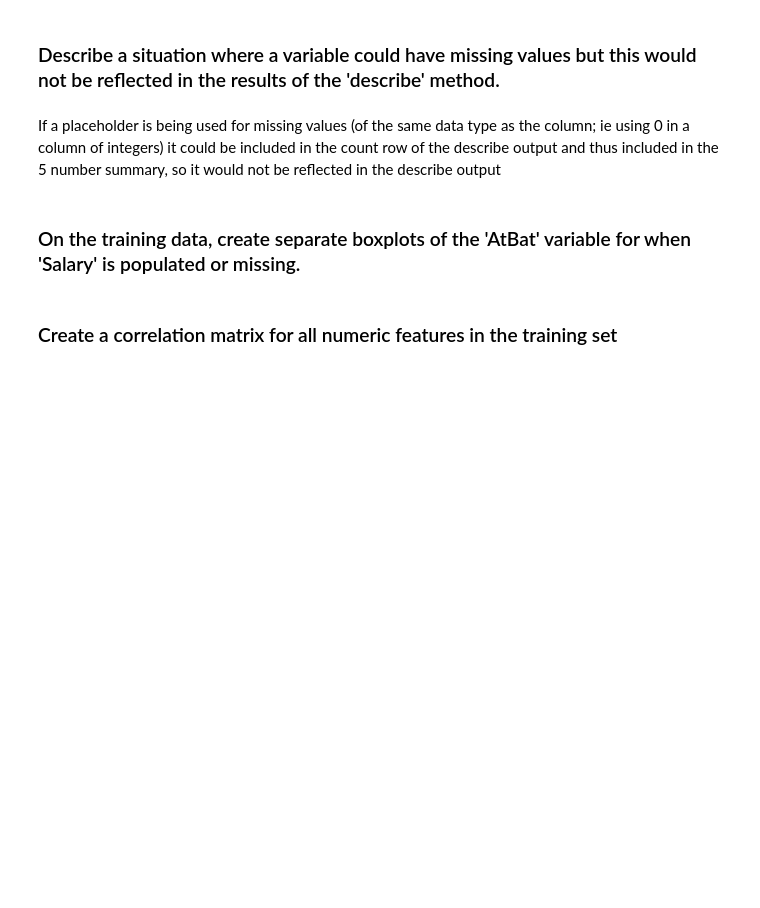
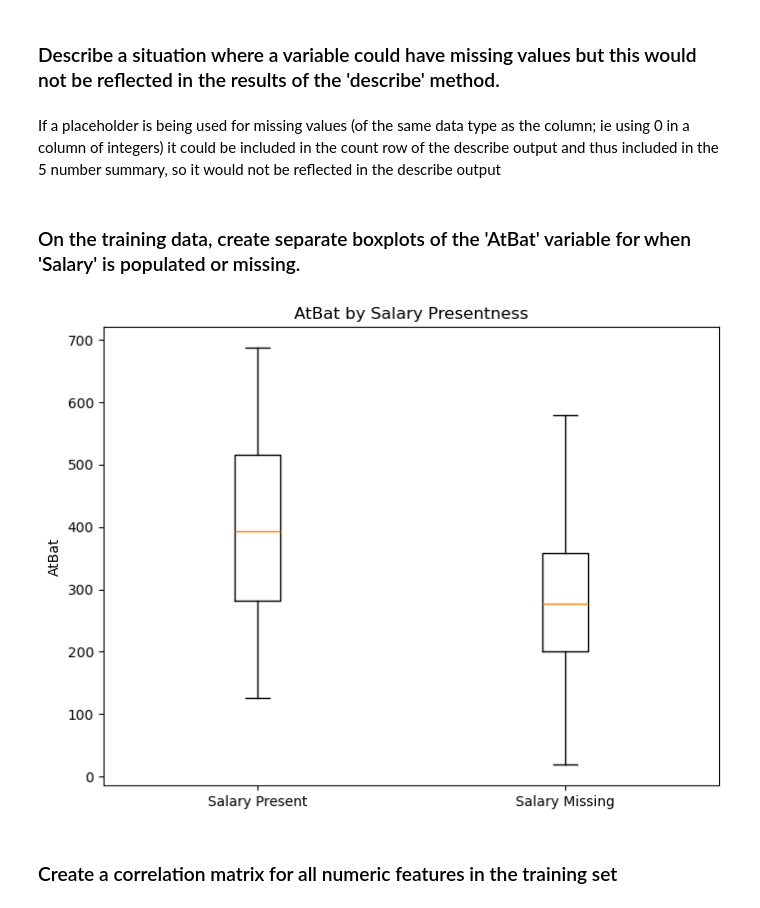
Before and after one commit to emileeharadon-gif/code_2600, a Jupyter notebook: mod03_eda.ipynb, the cells around one changed output. Drawn from its saved outputs; the diff is of its cells as text; code cells hidden in the pictures; blank space fills up the shorter version.

Commit message:
answered up to making pie chart

```diff
--- a/mod03_eda.ipynb
+++ b/mod03_eda.ipynb
@@ -126,6 +126,22 @@ We know that there are 322 rows total in Hitters but the Salary column has a cou
 If a placeholder is being used for missing values (of the same data type as the column; ie using 0 in a column of integers) it could be included in the count row of the describe output and thus included in the 5 number summary, so it would not be reflected in the describe output
 # %% [markdown]
 ### On the training data, create separate boxplots of the 'AtBat' variable for when 'Salary' is populated or missing.
+# %%
+fig, ax = plt.subplots(figsize=(8,6))
+
+ax.boxplot(
+    [
+        Train[Train['Salary'].notna()]['AtBat'],
+        Train[Train['Salary'].isna()]['AtBat']
+    ],
+    labels = ['Salary Present', 'Salary Missing']
+)
+ax.set_ylabel('AtBat')
+ax.set_title('AtBat by Salary Presentness')
+
+plt.show()
+# %% [output]
+[figure, added]
 # %% [markdown]
 ### Create a correlation matrix for all numeric features in the training set
 # %%
```
Also changed, not shown: parts of 4 cells of this notebook.
